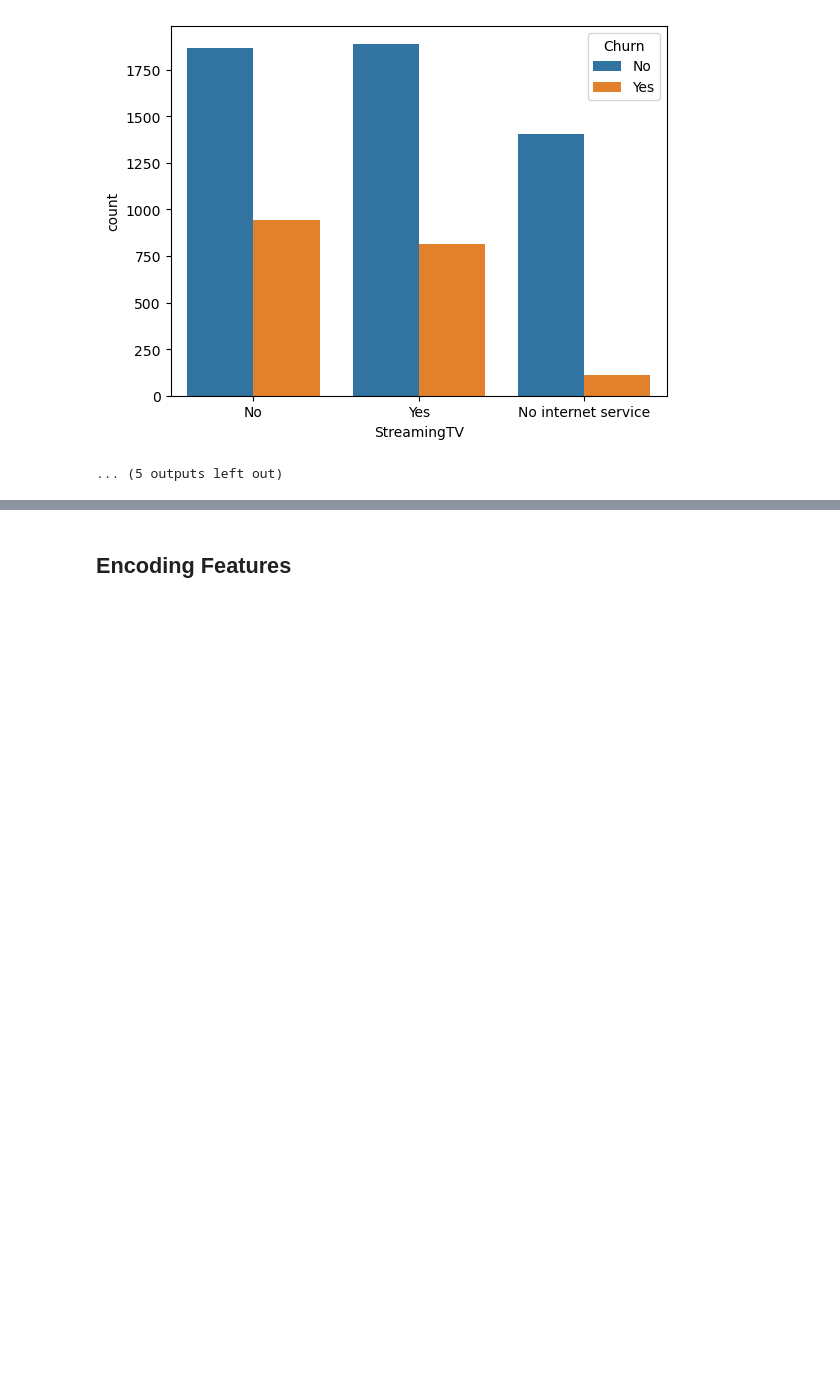
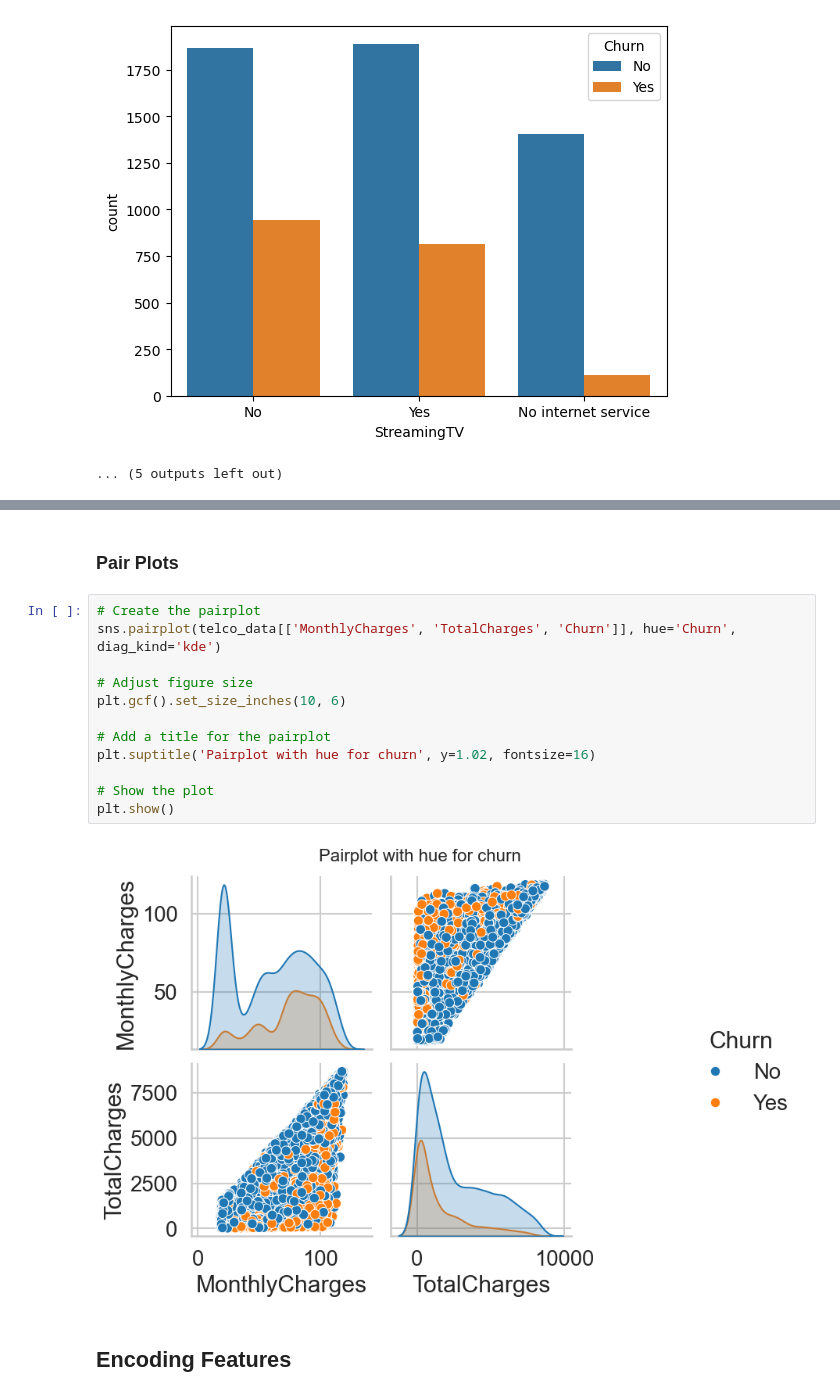
Before and after one commit to savindusihilel/customer-churn-prediction-app, a Jupyter notebook: exploritory_data_analysis.ipynb, the cells around one changed output, grey strips where cells are left out. Drawn from its saved outputs; the diff is of its cells as text; blank space fills up the shorter version.

```diff
--- a/exploritory_data_analysis.ipynb
+++ b/exploritory_data_analysis.ipynb
@@ -362,3 +404,19 @@ for i, predictor in enumerate(telco_data.drop(columns=['Churn', 'TotalCharges',
+# %% [markdown]
+### Pair Plots
+# %%
+# Create the pairplot
+sns.pairplot(telco_data[['MonthlyCharges', 'TotalCharges', 'Churn']], hue='Churn', diag_kind='kde')
+
+# Adjust figure size
+plt.gcf().set_size_inches(10, 6)
+
+# Add a title for the pairplot
+plt.suptitle('Pairplot with hue for churn', y=1.02, fontsize=16)
+
+# Show the plot
+plt.show()
+# %% [output]
+[figure, added]
 # %% [markdown]
 ## Encoding Features
 # %% [markdown]
```
Also changed, not shown: parts of 7 cells of this notebook, 1 other file.
